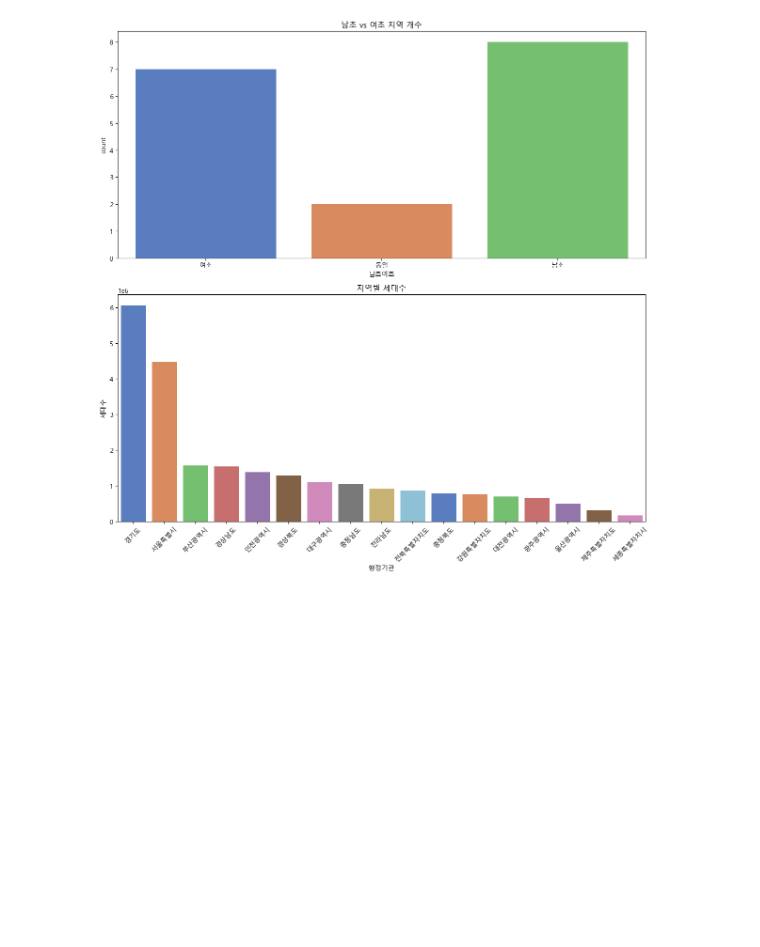
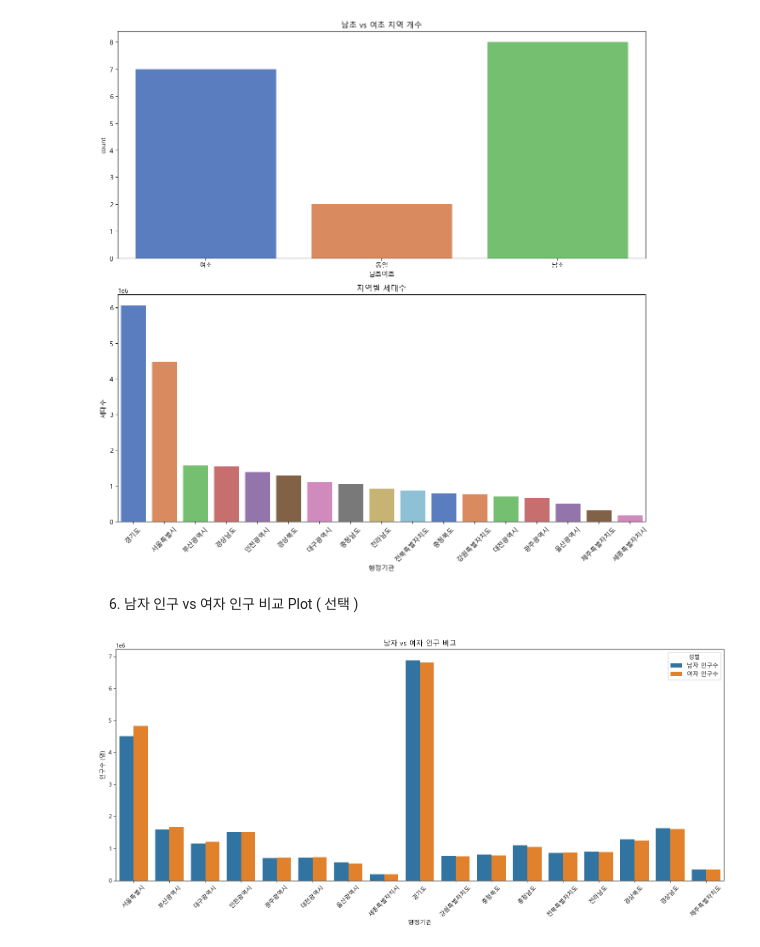
Before and after one commit to SJY8179/Python_Webscrapping_Analysis, a Jupyter notebook: webscrapping_practice/04_연습문제_인구현황 데이터 분석.ipynb, the cells around one changed output. Saved outputs shown, nothing was run; the diff lists cells and outputs as text; code cells hidden in the pictures; blank space fills up the shorter version.

```diff
--- a/webscrapping_practice/04_연습문제_인구현황 데이터 분석.ipynb
+++ b/webscrapping_practice/04_연습문제_인구현황 데이터 분석.ipynb
@@ -380,3 +380,51 @@ plt.tight_layout() # 두 그래프가 겹치지 않게 레이아웃 최적화
 plt.show()
 # %% [output]
 [figure]
+# %% [markdown]
+6. 남자 인구 vs 여자 인구 비교 Plot ( 선택 )
+# %%
+import pandas as pd
+import matplotlib.pyplot as plt
+import seaborn as sns
+import matplotlib.font_manager as fm
+
+# --- 한글 폰트 설정 (Windows 사용자 기준) ---
+# 폰트 경로를 시스템에 맞게 지정해야 합니다.
+try:
+    font_path = 'C:/Windows/Fonts/malgun.ttf'
+    font_prop = fm.FontProperties(fname=font_path)
+    plt.rc('font', family=font_prop.get_name())
+except FileNotFoundError:
+    print("맑은 고딕 폰트를 찾을 수 없습니다. 기본 폰트로 설정됩니다. (한글이 깨질 수 있습니다)")
+# ---------------------------------------------
+
+# '인구현황.csv' 파일을 utf-8 인코딩으로 불러옵니다.
+df = pd.read_csv('../data/인구현황.csv', encoding='utf-8')
+
+# '전국' 행 제외
+df = df[df['행정기관'] != '전국']
+
+
+# --- 1. 데이터 형태 변경 (Wide to Long) ---
+# pd.melt()를 사용하여 '남자 인구수'와 '여자 인구수' 컬럼을 하나의 '인구수' 컬럼으로 합칩니다.
+df_melted = pd.melt(df,
+                  id_vars=['행정기관'],              # 기준이 될 컬럼
+                  value_vars=['남자 인구수', '여자 인구수'], # 합쳐질 컬럼들
+                  var_name='성별',                   # 합쳐진 컬럼들의 이름이 될 새 컬럼명
+                  value_name='인구수')                # 합쳐진 컬럼들의 값이 될 새 컬럼명
+
+
+# --- 2. Plot 생성 ---
+plt.figure(figsize=(15, 7)) # 그래프 크기 설정
+
+# hue='성별'을 사용하여 '남자 인구수'와 '여자 인구수'를 기준으로 막대를 나란히 그립니다.
+sns.barplot(data=df_melted, x='행정기관', y='인구수', hue='성별')
+
+plt.title('남자 vs 여자 인구 비교') # 그래프 제목
+plt.ylabel('인구수 (명)')
+plt.xticks(rotation=45) # x축 레이블 45도 회전
+
+plt.tight_layout() # 레이아웃 최적화
+plt.show()
+# %% [output]
+[figure, added]
```
